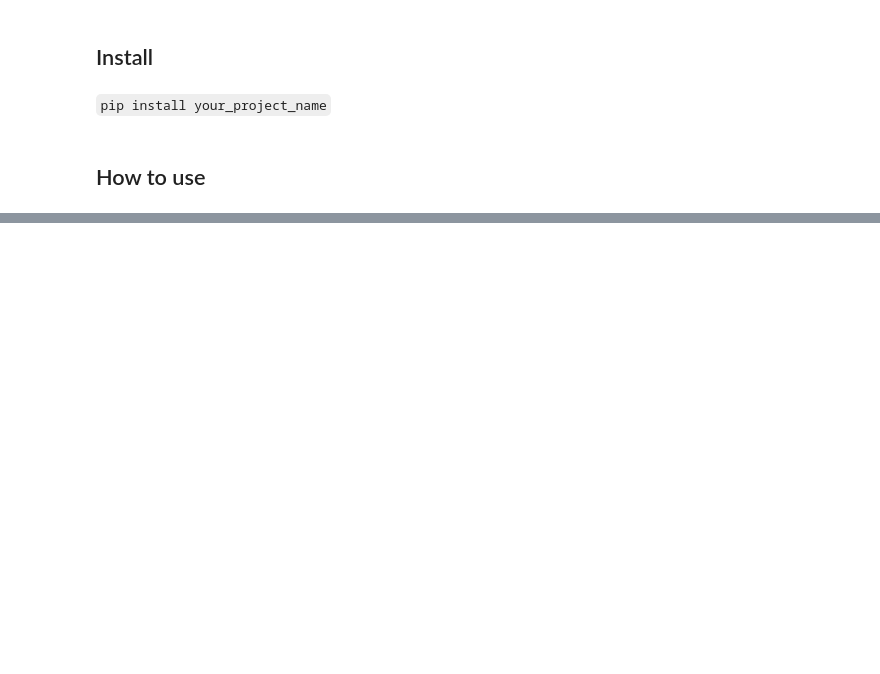
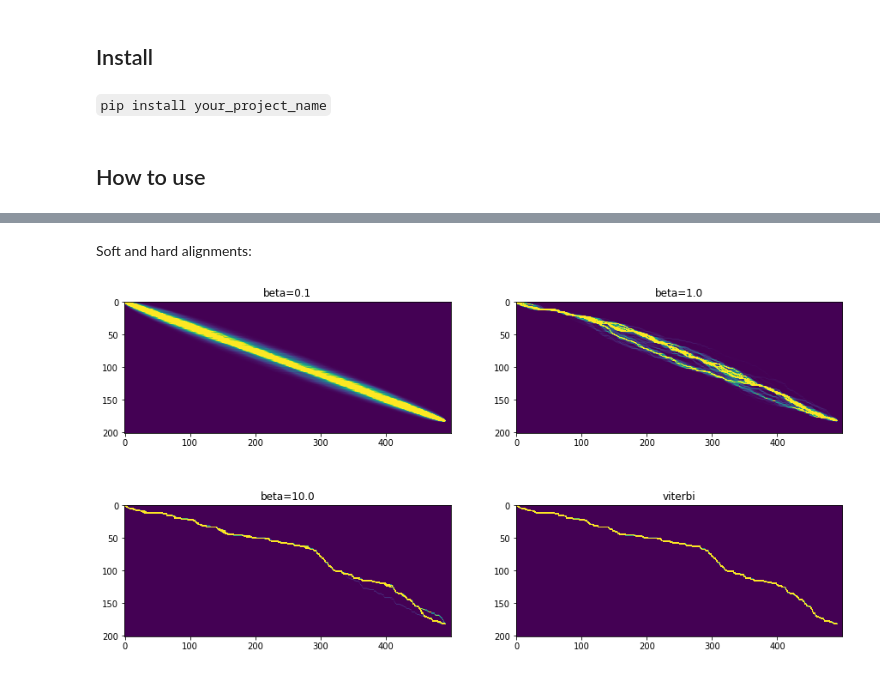
Before and after one commit to davidcpage/seqdist, a Jupyter notebook: notebooks/index.ipynb, the cells around one changed output, grey strips where cells are left out. Saved outputs shown, nothing was run; the diff lists cells and outputs as text; code cells hidden in the pictures; blank space fills up the shorter version.

```diff
--- a/notebooks/index.ipynb
+++ b/notebooks/index.ipynb
@@ -25,8 +38,12 @@ report(benchmark_fwd_bwd(ctc_loss_cupy, *sample_inputs))
+# %% [markdown]
+Soft and hard alignments:
 # %%
 betas = [0.1, 1.0, 10.]
 alignments = {f'beta={beta:.1f}': to_np(soft_alignments(*sample_inputs, beta=beta)) for beta in betas}
-alignments['viterbi'] = to_np(viterbi_alignments(*sample_inputs)
+alignments['viterbi'] = to_np(viterbi_alignments(*sample_inputs))
 fig, axs = plt.subplots(2, 2, figsize=(15, 8))
 for (ax, (title, data)) in zip(np.array(axs).flatten(), alignments.items()):
     ax.imshow(data[:, 0].T, vmax=0.05);
     ax.set_title(title)
+# %% [output]
+[figure, added]
```
Also changed, not shown: parts of 6 cells of this notebook, 2 other files.
